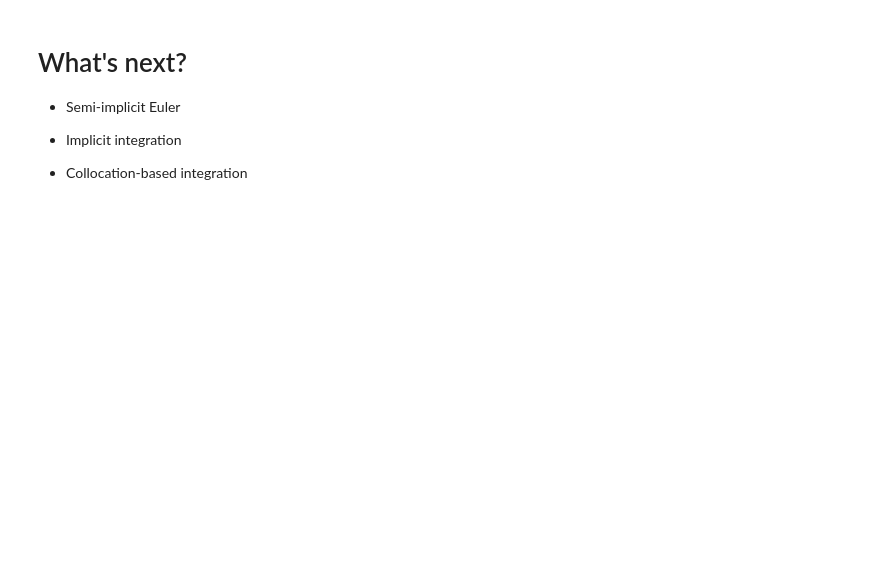
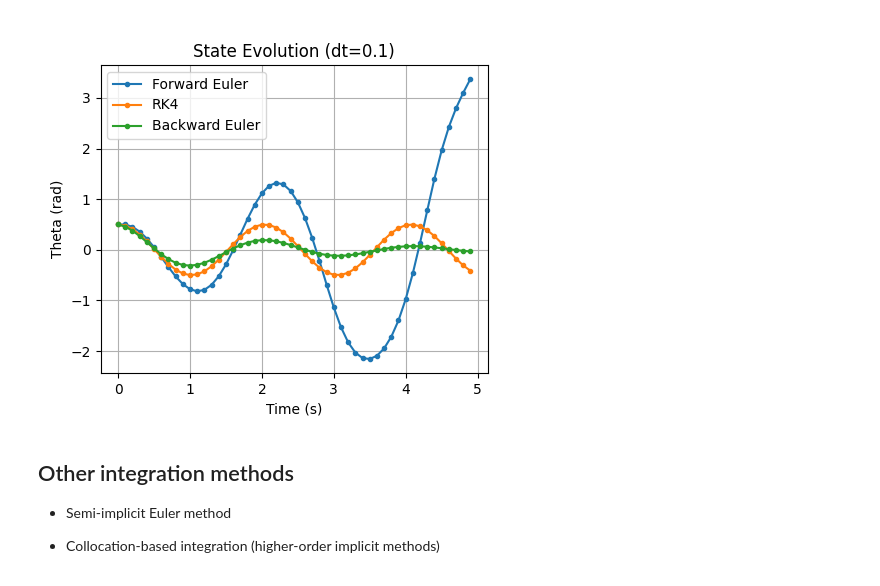
Before and after one commit to Luyao787/MPC-tutorial, a Jupyter notebook: tutorial class/week_01_integration.ipynb, the cells around one changed output. Cells and saved outputs as stored; diff of their text form; code cells hidden in the pictures; blank space fills up the shorter version.

```diff
--- a/tutorial class/week_01_integration.ipynb
+++ b/tutorial class/week_01_integration.ipynb
@@ -128,7 +151,52 @@ plt.show()
+# %%
+def dynamics_jacobian(q):
+    g = 9.81
+    l = 1.0
+    theta = q[0]
+
+    df_dq = np.array([[0.0, 1.0],
+                      [-(g/l)*np.cos(theta), 0.0]])
+
+    return df_dq
+
+def backward_euler_step(dyn_fun, dyn_jac, qk, dt, max_iter=50, tol=1e-12):
+    # initial guess: forward Euler
+    q_next = qk + dt * dyn_fun(qk)
+    for _ in range(max_iter):
+        f_val = dyn_fun(q_next)
+        res = q_next - qk - dt * f_val
+        if np.linalg.norm(res) < tol:
+            break
+        df_dq = dyn_jac(q_next)
+        JR = np.eye(2) - dt * df_dq
+        delta = np.linalg.solve(JR, -res)
+        q_next = q_next + delta
+
+    return q_next
+
+def backward_euler(dyn_fun, dyn_jac, q0, Tf, dt):
+    t = np.arange(0, Tf, dt)
+    q_hist = np.zeros((len(q0), len(t)))
+    q_hist[:,0] = q0
+    for k in range(len(t)-1):
+        q_hist[:,k+1] = backward_euler_step(dyn_fun, dyn_jac, q_hist[:,k], dt)
+    return q_hist, t
+
+q_be, t_be = backward_euler(pendulum_dynamics, dynamics_jacobian, q0, Tf=5, dt=0.1)
+
+plt.figure(figsize=(5,4))
+plt.plot(t_hist, q_hist[0], '-o', ms=3, label='Forward Euler')
+plt.plot(t_hist_rk, q_hist_rk[0], '-o', ms=3, label='RK4')
+plt.plot(t_be, q_be[0], '-o', ms=3, label='Backward Euler')
+plt.xlabel('Time (s)')
+plt.ylabel('Theta (rad)')
+plt.legend(); plt.grid()
+plt.title('State Evolution (dt=0.1)')
+plt.show()
+# %% [output]
+[figure, added]
 # %% [markdown]
-# What's next?
-- Semi-implicit Euler
+## Other integration methods
+- Semi-implicit Euler method
 
-- Implicit integration
-
-- Collocation-based integration
+- Collocation-based integration (higher-order implicit methods)
```
Also changed, not shown: parts of 9 cells of this notebook.
